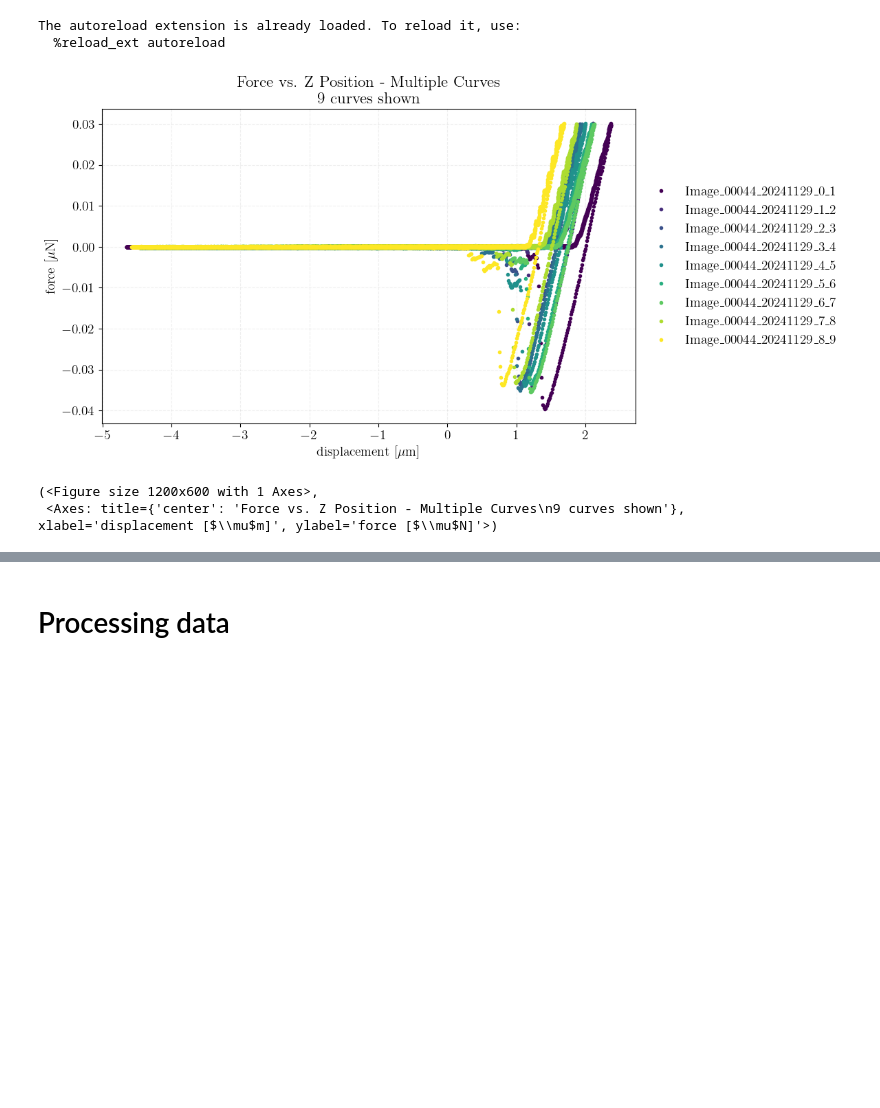
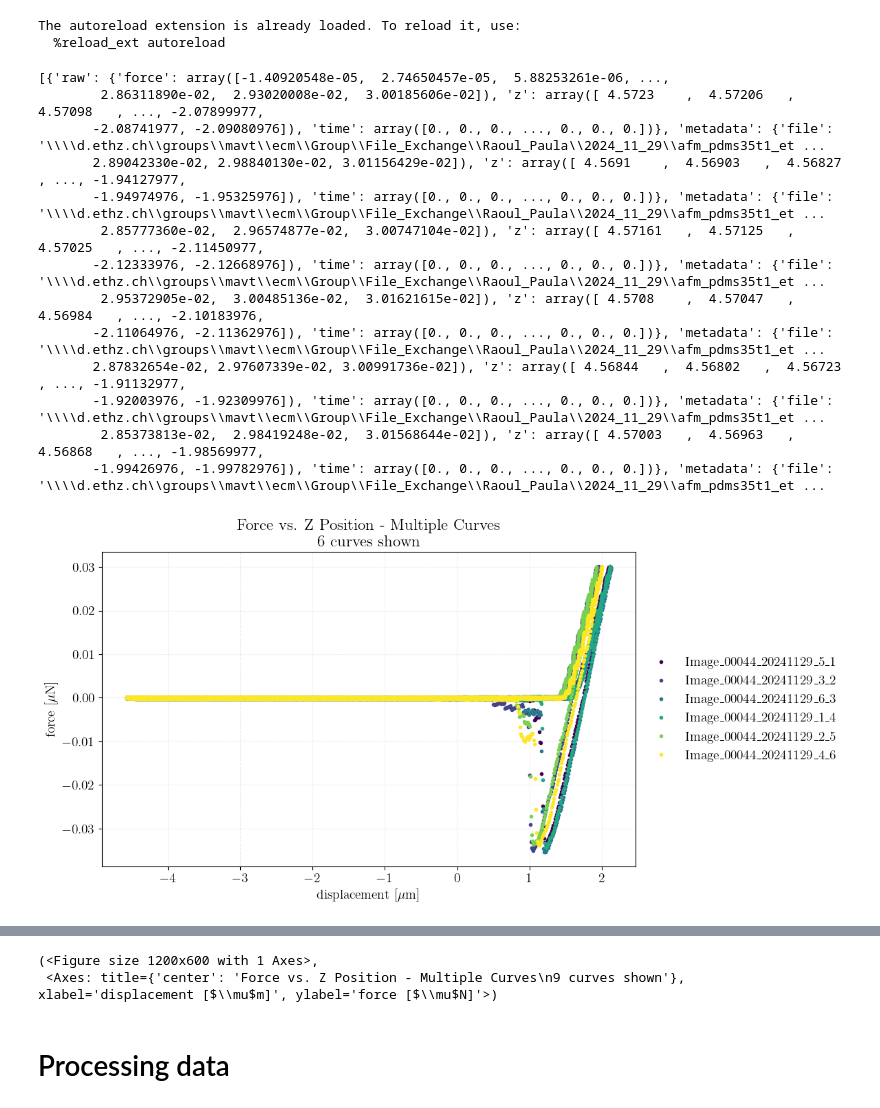
Before and after one commit to ecmscripts/indentation, a Jupyter notebook: AFM_ethanol.ipynb, the cells around one changed output, grey strips where cells are left out. Cells and saved outputs as stored; diff of their text form; code cells hidden in the pictures; blank space fills up the shorter version.

Commit message:
added delete_curves and restore_all functions to indentation set

```diff
--- a/AFM_ethanol.ipynb
+++ b/AFM_ethanol.ipynb
@@ -22,12 +22,28 @@ from indentation.processing.calculate_parameters import parameter_youngs_modulus
 from indentation.processing.plotting import plot_curve_parameters_bar, plot_instance_parameters_bar, plot_mean_force_curves
 from indentation.ml.models import ConvClassifier_1, ConvClassifier_2
 # %%
-paths = glob.glob(r"E:\Group\File_Exchange\Raoul_Paula\2024_11_29\afm_pdms35t1_ethanol_no2\*.txt")
+paths = glob.glob(r"G:\File_Exchange\Raoul_Paula\2024_11_29\afm_pdms35t1_ethanol_no2\*.txt")
 
 afm = IndentationSet(paths, exp_type="afm")
+afm.delete_curves([1, 2, 3])
+print(afm.data[0])
+afm.plot_all(linestyle="")
 
-afm.plot_all(linestyle="")
+afm.restore_all()
+
+afm.plot_all(linestyle="-")
 # %% [output]
+[{'raw': {'force': array([-1.40920548e-05,  2.74650457e-05,  5.88253261e-06, ...,
+        2.86311890e-02,  2.93020008e-02,  3.00185606e-02]), 'z': array([ 4.5723    ,  4.57206   ,  4.57098   , ..., -2.07899977,
+       -2.08741977, -2.09080976]), 'time': array([0., 0., 0., ..., 0., 0., 0.])}, 'metadata': {'file': '\\\\d.ethz.ch\\groups\\mavt\\ecm\\Group\\File_Exchange\\Raoul_Paula\\2024_11_29\\afm_pdms35t1_et ...
+       2.89042330e-02, 2.98840130e-02, 3.01156429e-02]), 'z': array([ 4.5691    ,  4.56903   ,  4.56827   , ..., -1.94127977,
+       -1.94974976, -1.95325976]), 'time': array([0., 0., 0., ..., 0., 0., 0.])}, 'metadata': {'file': '\\\\d.ethz.ch\\groups\\mavt\\ecm\\Group\\File_Exchange\\Raoul_Paula\\2024_11_29\\afm_pdms35t1_et ...
+        2.85777360e-02,  2.96574877e-02,  3.00747104e-02]), 'z': array([ 4.57161   ,  4.57125   ,  4.57025   , ..., -2.11450977,
+       -2.12333976, -2.12668976]), 'time': array([0., 0., 0., ..., 0., 0., 0.])}, 'metadata': {'file': '\\\\d.ethz.ch\\groups\\mavt\\ecm\\Group\\File_Exchange\\Raoul_Paula\\2024_11_29\\afm_pdms35t1_et ...
+        2.95372905e-02,  3.00485136e-02,  3.01621615e-02]), 'z': array([ 4.5708    ,  4.57047   ,  4.56984   , ..., -2.10183976,
+       -2.11064976, -2.11362976]), 'time': array([0., 0., 0., ..., 0., 0., 0.])}, 'metadata': {'file': '\\\\d.ethz.ch\\groups\\mavt\\ecm\\Group\\File_Exchange\\Raoul_Paula\\2024_11_29\\afm_pdms35t1_et ...
+       2.87832654e-02, 2.97607339e-02, 3.00991736e-02]), 'z': array([ 4.56844   ,  4.56802   ,  4.56723   , ..., -1.91132977,
+       -1.92003976, -1.92309976]), 'time': array([0., 0., 0., ..., 0., 0., 0.])}, 'metadata': {'file': '\\\\d.ethz.ch\\groups\\mavt\\ecm\\Group\\File_Exchange\\Raoul_Paula\\2024_11_29\\afm_pdms35t1_et ...
+        2.85373813e-02,  2.98419248e-02,  3.01568644e-02]), 'z': array([ 4.57003   ,  4.56963   ,  4.56868   , ..., -1.98569977,
+       -1.99426976, -1.99782976]), 'time': array([0., 0., 0., ..., 0., 0., 0.])}, 'metadata': {'file': '\\\\d.ethz.ch\\groups\\mavt\\ecm\\Group\\File_Exchange\\Raoul_Paula\\2024_11_29\\afm_pdms35t1_et ...
-[figure, old version]
+[figure, new version]
-(<Figure size 1200x600 with 1 Axes>,
- <Axes: title={'center': 'Force vs. Z Position - Multiple Curves\n9 curves shown'}, xlabel='displacement [$\\mu$m]', ylabel='force [$\\mu$N]'>)
@@ -34,3 +51,5 @@ afm.plot_all(linestyle="")
+(<Figure size 1200x600 with 1 Axes>,
+ <Axes: title={'center': 'Force vs. Z Position - Multiple Curves\n9 curves shown'}, xlabel='displacement [$\\mu$m]', ylabel='force [$\\mu$N]'>)
 # %% [markdown]
 # Processing data
 # %%
```
Also changed, not shown: parts of 1 cell of this notebook, 2 other files.
